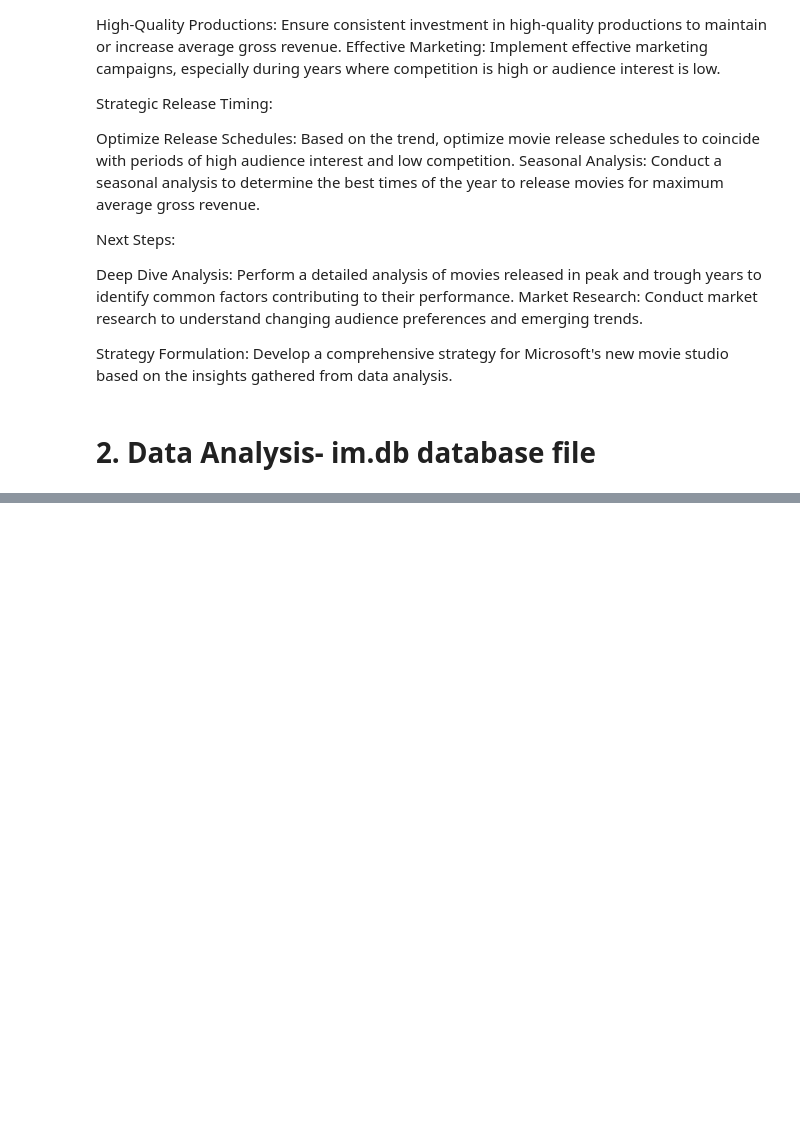
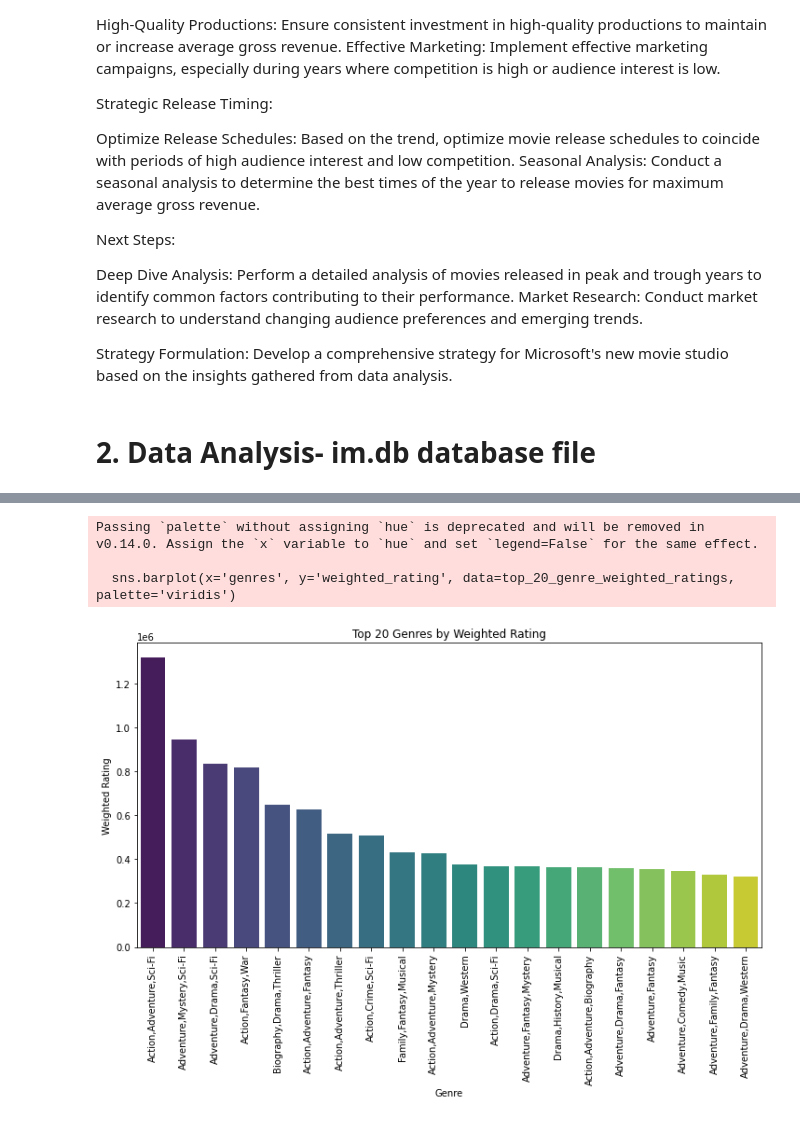
Before and after one commit to Mosota-Kemunto-Gladys-2020/Gladys-Mosota_dsc_phase_1_project, a Jupyter notebook: student.ipynb, the cells around one changed output, grey strips where cells are left out. Saved outputs shown, nothing was run; the diff lists cells and outputs as text; code cells hidden in the pictures; blank space fills up the shorter version.

Commit message:
workings on the student.ipynb file- data anaysis of database file

```diff
--- a/student.ipynb
+++ b/student.ipynb
@@ -530,0 +656,23 @@ Required tables do not exist in the database.
+# %%
+import seaborn as sns
+import matplotlib.pyplot as plt
+
+# Calculate weighted rating by genre
+genre_weighted_ratings = merged_data.groupby('genres')['weighted_rating'].mean().sort_values(ascending=False).reset_index()
+
+# Select the top 20 genres by weighted rating
+top_20_genre_weighted_ratings = genre_weighted_ratings.head(20)
+
+# Plot weighted rating by genre using Seaborn
+plt.figure(figsize=(12, 6))
+sns.barplot(x='genres', y='weighted_rating', data=top_20_genre_weighted_ratings, palette='viridis')
+plt.xlabel('Genre')
+plt.ylabel('Weighted Rating')
+plt.title('Top 20 Genres by Weighted Rating')
+plt.xticks(rotation=90)
+plt.show()
+# %% [output]
+Passing `palette` without assigning `hue` is deprecated and will be removed in v0.14.0. Assign the `x` variable to `hue` and set `legend=False` for the same effect.
+
+  sns.barplot(x='genres', y='weighted_rating', data=top_20_genre_weighted_ratings, palette='viridis')
+[figure, added]
```
Also changed, not shown: parts of 36 cells of this notebook, 1 other file.
